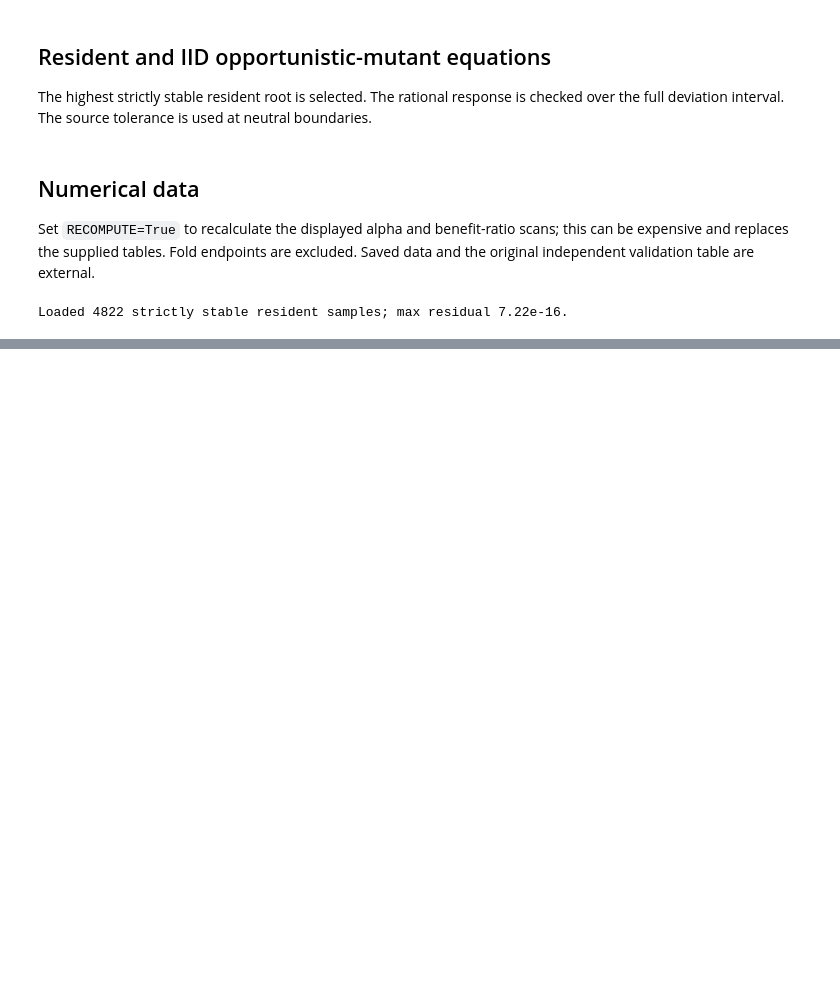
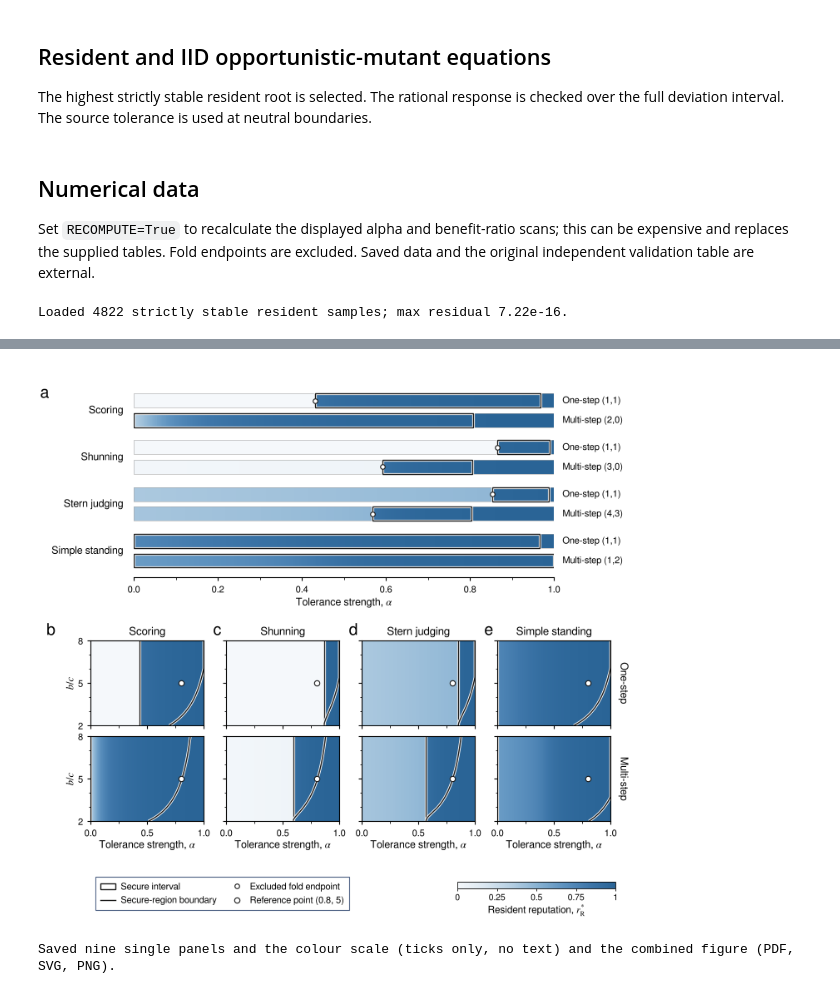
Before and after one commit to JoeWynn7/IR_paper, a Jupyter notebook: verified/figure5_ed7/Extended_Data_Figure7.ipynb, the cells around one changed output, grey strips where cells are left out. Saved outputs shown, nothing was run; the diff lists cells and outputs as text; code cells hidden in the pictures; blank space fills up the shorter version.

```diff
--- a/verified/figure5_ed7/Extended_Data_Figure7.ipynb
+++ b/verified/figure5_ed7/Extended_Data_Figure7.ipynb
@@ -441,0 +507,70 @@ Saved nine panels and one combined figure in PDF and SVG.
+# %%
+# Single panels for manual assembly: tick marks only, no numbers or text.
+fig, ax = single_panel(STRIP_AXES)
+draw_cross_norm(ax, labels=False)
+save_figure(fig, 'panel_a_cross_norm')
+plt.close(fig)
+
+for letter, norm in zip('bcde', PRESET):
+    for mechanism in MECHANISMS:
+        fig, ax = single_panel(MAP_AXES)
+        draw_map(ax, norm, mechanism, labels=False)
+        save_figure(fig, f'panel_{letter}_{norm}_{mechanism}')
+        plt.close(fig)
+
+fig, cax = single_panel(COLORBAR_AXES)
+draw_colorbar(cax, labels=False)
+save_figure(fig, 'colorbar')
+plt.close(fig)
+
+
+def make_combined_figure():
+    fig = plt.figure(figsize=COMBINED_SIZE)
+    W, H = COMBINED_SIZE
+
+    # a: cross-norm strips at b/c = 5.
+    ax = inch_axes(fig, 1.08, H - .22 - STRIP_AXES[1], *STRIP_AXES)
+    draw_cross_norm(ax)
+    ax.annotate('a', xy=(0, 1), xycoords='figure fraction', xytext=(2, -4), textcoords='offset points',
+                fontsize=14, va='top', ha='left')
+
+    # b-e: benefit-ratio planes (columns: norms; rows: one-step, multi-step).
+    left, gap = .56, .27
+    top = H - .22 - STRIP_AXES[1] - .80
+    for row, mechanism in enumerate(MECHANISMS):
+        bottom = top - MAP_AXES[1] - row * (MAP_AXES[1] + .13)
+        for col, (letter, norm) in enumerate(zip('bcde', PRESET)):
+            ax = inch_axes(fig, left + col * (MAP_AXES[0] + gap), bottom, *MAP_AXES)
+            draw_map(ax, norm, mechanism)
+            if row == 0:
+                ax.set_title(NORM_TITLES[norm], fontsize=9.5, pad=5)
+                pub_letter(ax, letter, x=-left / MAP_AXES[0] + 2 / 72 / MAP_AXES[0] if col == 0 else -.115, pad=5)
+                ax.set_xlabel('')
+                ax.tick_params(labelbottom=False)
+            if col:
+                ax.set_ylabel('')
+                ax.tick_params(labelleft=False)
+            if col == 3:
+                ax.text(1.07, .5, MECH_LABEL[mechanism], transform=ax.transAxes, rotation=-90,
+                        va='center', ha='left', fontsize=9, clip_on=False)
+
+    # Key: legend (left) and colour scale shared by all panels (right).
+    leg = fig.legend(handles=legend_handles(), loc='center left', bbox_to_anchor=(.56 / W, .24 / H), ncol=2,
+                     frameon=True, fancybox=False, fontsize=8, borderpad=.55, columnspacing=1.4,
+                     handlelength=1.6, handletextpad=.6, labelspacing=.45)
+    leg.get_frame().set_edgecolor(NAVY)
+    leg.get_frame().set_linewidth(.8)
+    cax = inch_axes(fig, W - .33 - COLORBAR_AXES[0], .30, *COLORBAR_AXES)
+    draw_colorbar(cax)
+    return fig
+
+
+fig = make_combined_figure()
+save_figure(fig, 'Extended_Data_Figure7_combined', png=True)
+plt.show()
+plt.close(fig)
+assert len(list(FIGURES.glob('*.pdf'))) == len(list(FIGURES.glob('*.svg'))) == 11
+print('Saved nine single panels and the colour scale (ticks only, no text) and the combined figure (PDF, SVG, PNG).')
+# %% [output]
+[figure, added]
+Saved nine single panels and the colour scale (ticks only, no text) and the combined figure (PDF, SVG, PNG).
```
Also changed, not shown: parts of 6 cells of this notebook, 28 other files.
